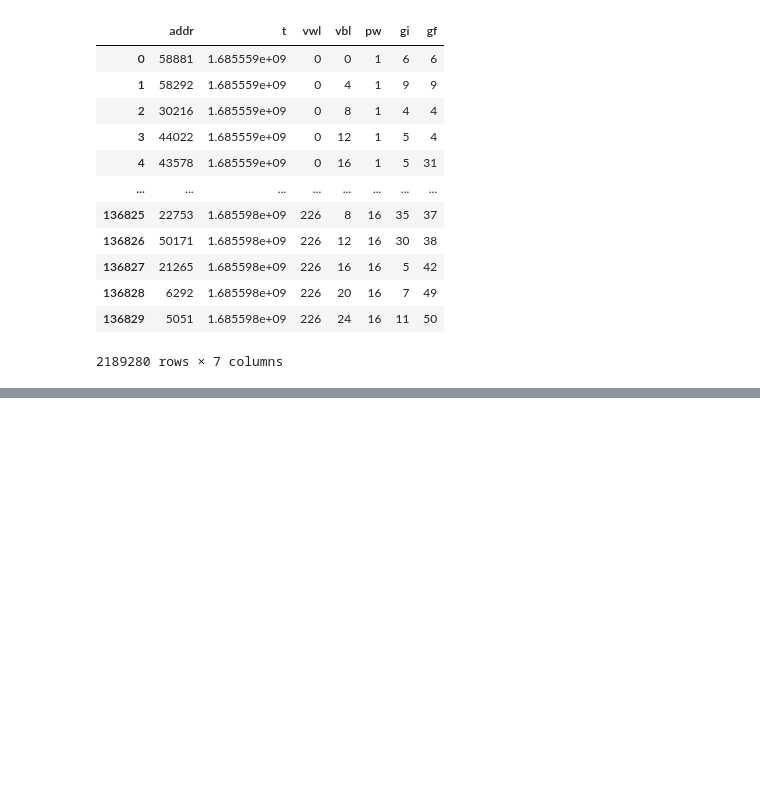
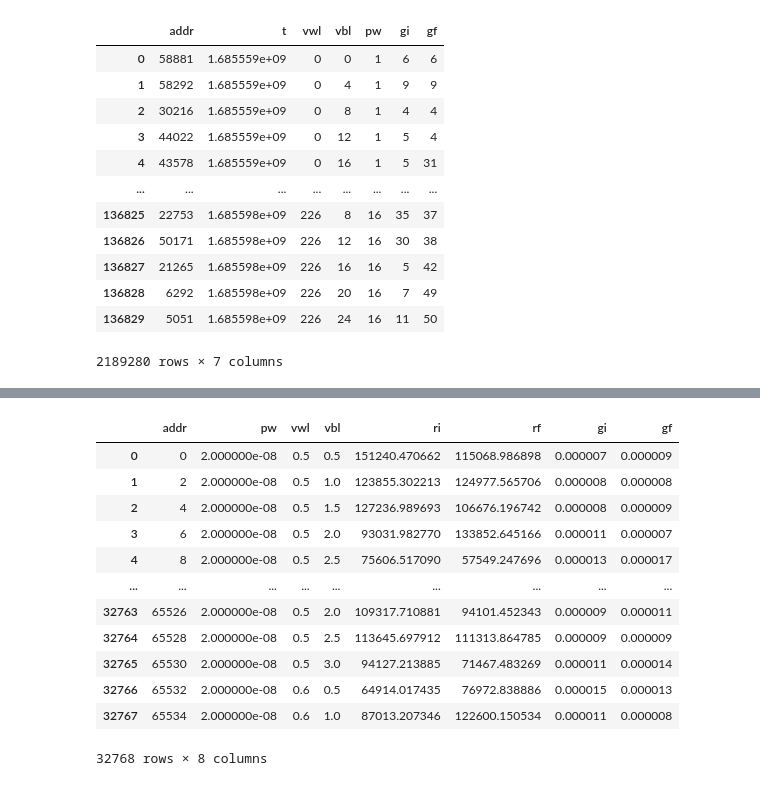
Before and after one commit to akashlevy/ember-python, a Jupyter notebook: analysis/sweeps_wl.ipynb, the cells around one changed output, grey strips where cells are left out. Saved outputs shown, nothing was run; the diff lists cells and outputs as text; code cells hidden in the pictures; blank space fills up the shorter version.

```diff
--- a/analysis/sweeps_wl.ipynb
+++ b/analysis/sweeps_wl.ipynb
@@ -34,2 +84,22 @@ setdata
+# %%
+# Load SET sweep data
+setdata = pd.read_csv(f"../data/sweep/set_sweep.sapiens.tsv", delimiter="\t", names=["addr", "pw", "vwl", "vbl", "ri", "rf"])
+setdata["gi"] = 1/setdata["ri"]
+setdata["gf"] = 1/setdata["rf"]
+setdata
+# %% [output]
+|  | addr | pw | vwl | vbl | ri | rf | gi | gf |
+| 0 | 0 | 2.000000e-08 | 0.5 | 0.5 | 151240.470662 | 115068.986898 | 0.000007 | 0.000009 |
+| 1 | 2 | 2.000000e-08 | 0.5 | 1.0 | 123855.302213 | 124977.565706 | 0.000008 | 0.000008 |
+| 2 | 4 | 2.000000e-08 | 0.5 | 1.5 | 127236.989693 | 106676.196742 | 0.000008 | 0.000009 |
+| 3 | 6 | 2.000000e-08 | 0.5 | 2.0 | 93031.982770 | 133852.645166 | 0.000011 | 0.000007 |
+| 4 | 8 | 2.000000e-08 | 0.5 | 2.5 | 75606.517090 | 57549.247696 | 0.000013 | 0.000017 |
+| ... | ... | ... | ... | ... | ... | ... | ... | ... |
+| 32763 | 65526 | 2.000000e-08 | 0.5 | 2.0 | 109317.710881 | 94101.452343 | 0.000009 | 0.000011 |
+| 32764 | 65528 | 2.000000e-08 | 0.5 | 2.5 | 113645.697912 | 111313.864785 | 0.000009 | 0.000009 |
+| 32765 | 65530 | 2.000000e-08 | 0.5 | 3.0 | 94127.213885 | 71467.483269 | 0.000011 | 0.000014 |
+| 32766 | 65532 | 2.000000e-08 | 0.6 | 0.5 | 64914.017435 | 76972.838886 | 0.000015 | 0.000013 |
+| 32767 | 65534 | 2.000000e-08 | 0.6 | 1.0 | 87013.207346 | 122600.150534 | 0.000011 | 0.000008 |
+32768 rows × 8 columns
 # %%
 # Plot SET sweep
```
Also changed, not shown: parts of 5 cells of this notebook, 21 other files.
